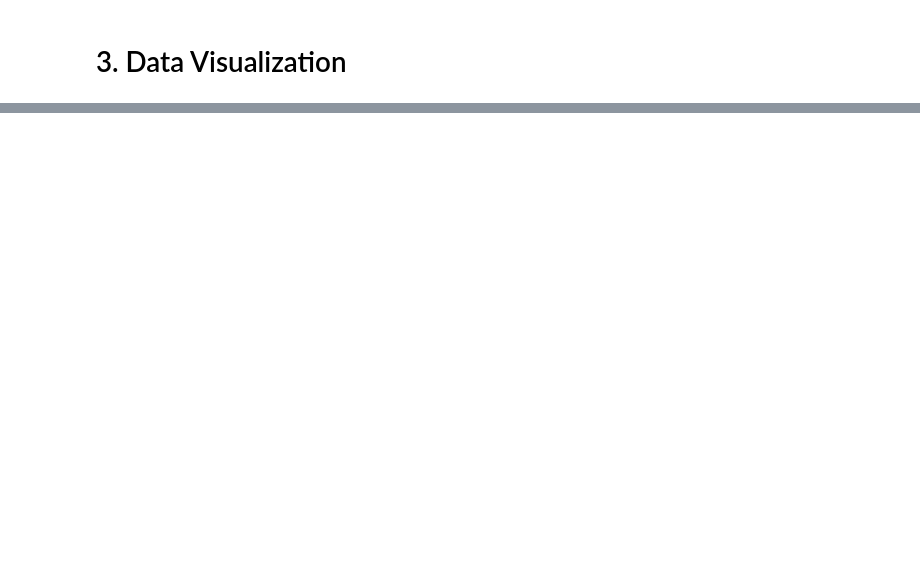
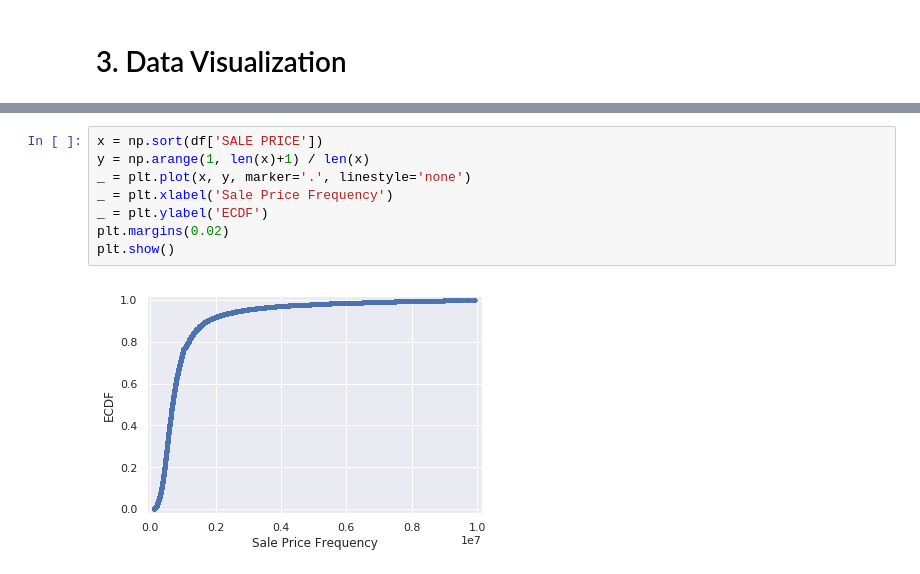
Before and after one commit to zhuoyingcai/NYC-Housing-Prices-Analysis, a Jupyter notebook: NYC_Housing_Prices_Analysis.ipynb, the cells around one changed output, grey strips where cells are left out. Saved outputs shown, nothing was run; the diff lists cells and outputs as text; blank space fills up the shorter version.

```diff
--- a/NYC_Housing_Prices_Analysis.ipynb
+++ b/NYC_Housing_Prices_Analysis.ipynb
@@ -216,0 +243,10 @@ df.describe()
+# %%
+x = np.sort(df['SALE PRICE'])
+y = np.arange(1, len(x)+1) / len(x)
+_ = plt.plot(x, y, marker='.', linestyle='none')
+_ = plt.xlabel('Sale Price Frequency')
+_ = plt.ylabel('ECDF')
+plt.margins(0.02)
+plt.show()
+# %% [output]
+[figure, added]
```
Also changed, not shown: parts of 9 cells of this notebook.
